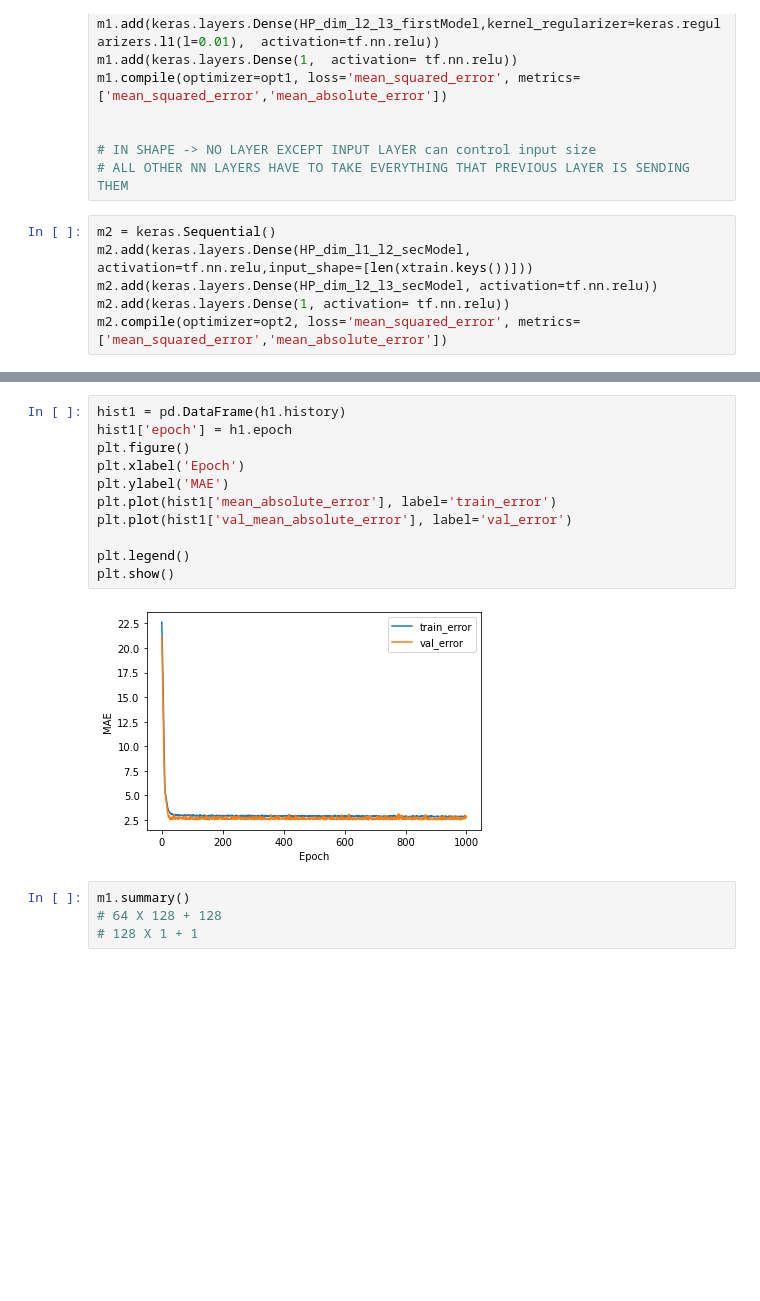
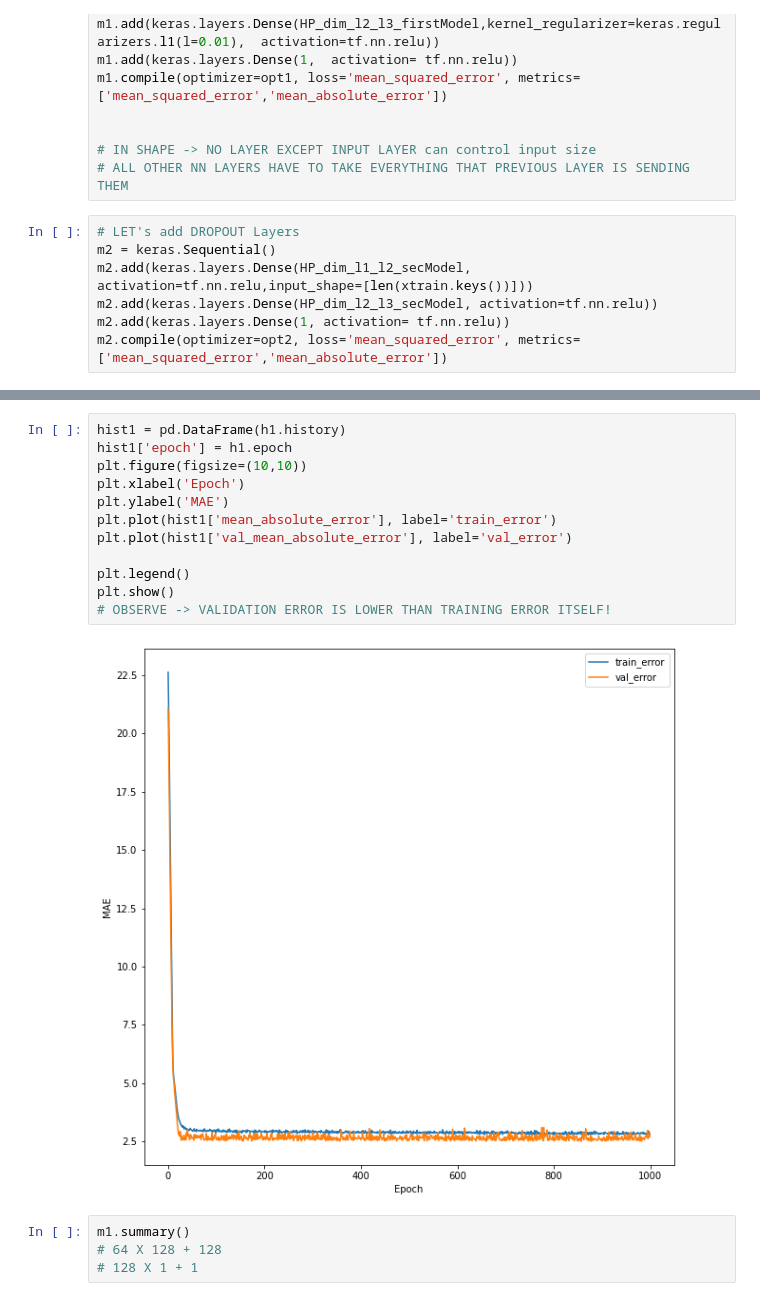
Before and after one commit to a-forty-two/cylons, a Jupyter notebook: 07_Regularization.ipynb, the cells around one changed output, grey strips where cells are left out. Saved outputs shown, nothing was run; the diff lists cells and outputs as text; blank space fills up the shorter version.

```diff
--- a/07_Regularization.ipynb
+++ b/07_Regularization.ipynb
@@ -349,6 +349,7 @@ m1.compile(optimizer=opt1, loss='mean_squared_error', metrics=['mean_squared_err
 # IN SHAPE -> NO LAYER EXCEPT INPUT LAYER can control input size
 # ALL OTHER NN LAYERS HAVE TO TAKE EVERYTHING THAT PREVIOUS LAYER IS SENDING THEM
 # %%
+# LET's add DROPOUT Layers
 m2 = keras.Sequential()
 m2.add(keras.layers.Dense(HP_dim_l1_l2_secModel, activation=tf.nn.relu,input_shape=[len(xtrain.keys())]))
 m2.add(keras.layers.Dense(HP_dim_l2_l3_secModel, activation=tf.nn.relu))
@@ -371,16 +372,17 @@ h1 = m1.fit(xtrain_norm, ytrain, epochs=HP_epoch, validation_split=0.2,
 # %%
 hist1 = pd.DataFrame(h1.history)
 hist1['epoch'] = h1.epoch
-plt.figure()
+plt.figure(figsize=(10,10))
 plt.xlabel('Epoch')
 plt.ylabel('MAE')
 plt.plot(hist1['mean_absolute_error'], label='train_error')
 plt.plot(hist1['val_mean_absolute_error'], label='val_error')
 
 plt.legend()
 plt.show()
+# OBSERVE -> VALIDATION ERROR IS LOWER THAN TRAINING ERROR ITSELF!
 # %% [output]
-[figure, old version]
+[figure, new version]
 # %%
 m1.summary()
 # 64 X 128 + 128
```
